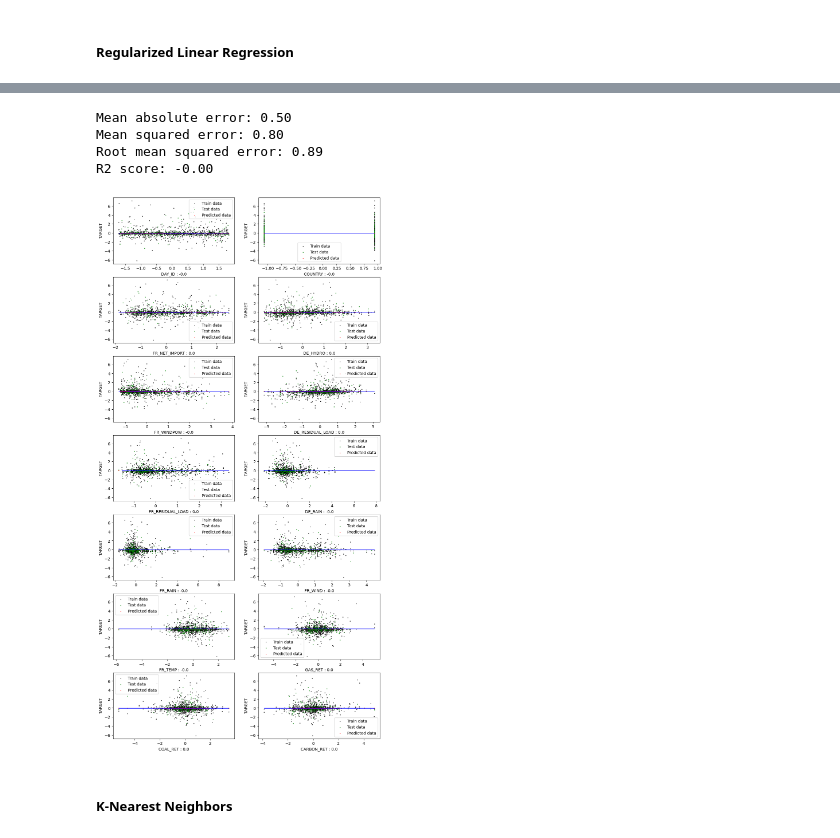
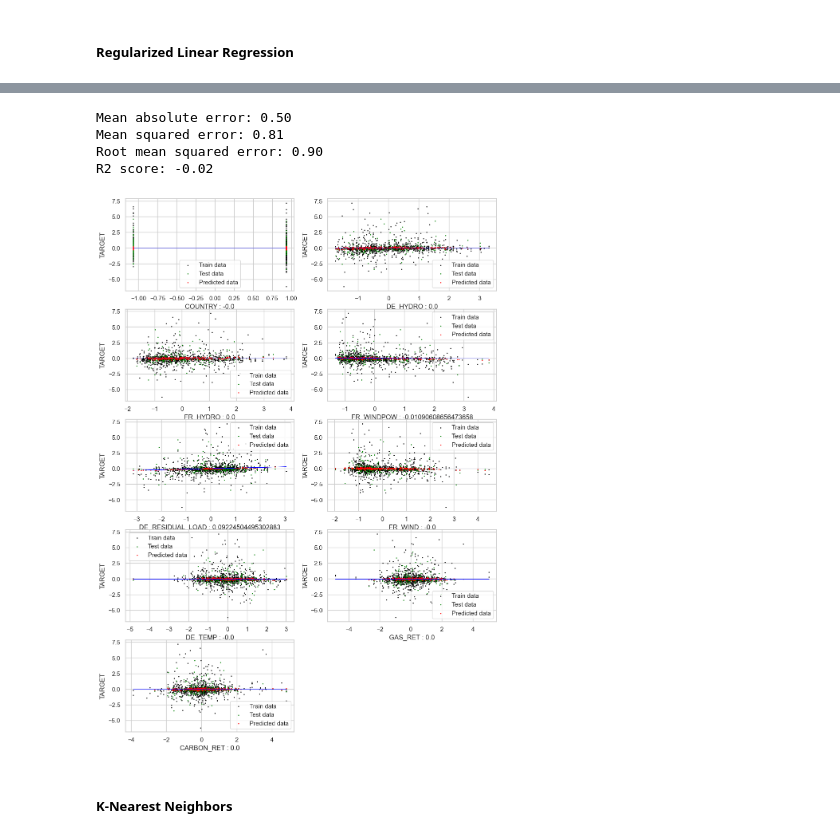
Before and after one commit to Blyzi/electricity-price-machine-learning, a Jupyter notebook: main.ipynb, the cells around one changed output, grey strips where cells are left out. Saved outputs shown, nothing was run; the diff lists cells and outputs as text; code cells hidden in the pictures.

```diff
--- a/main.ipynb
+++ b/main.ipynb
@@ -124,16 +154,3 @@ COAL_RET            1.000784
 CARBON_RET          1.000784
 TARGET              1.000784
 dtype: float64
-# %%
-#Plot repartition of the data
-
-plt.figure(figsize=(12,64))
-
-for i, j in enumerate(df.columns):
-    plt.subplot(18,2, i+1)
-    plt.hist(df[j], bins=20)
-    plt.xlabel(j)
-    plt.title('{} Distribution'.format(j))
-    plt.subplots_adjust(wspace=.2, hspace=.5)
-    plt.tight_layout()
-plt.show()
@@ -155,13 +194,13 @@ plt.show()
 # %%
 # Print each column correlation with each other
-treashold = 0.5
+treashold = 0.7
 variable_seen = []
 highest_correlation = []
 for i in df.columns:
     for j in df.columns:
         if (i, j) not in variable_seen:
             variable_seen += [(j, i)]
-            if i != j and df[i].corr(df[j]) > treashold or df[i].corr(df[j]) < -treashold :
+            if i != j and (df[i].corr(df[j]) > treashold or df[i].corr(df[j]) < -treashold) and i != 'TARGET' and j != 'TARGET':
                 print("{:>20} <---> {:<20} :  {}".format(i, j, df[i].corr(df[j])))
                 highest_correlation.append(i)
 # %% [output]
@@ -195,3 +237,16 @@ When french's solar energy is high, the german's solar energy is high too, most
 # Delete columns with high correlation
 
 df = df.drop(highest_correlation, axis=1)
+# %%
+# Keep 5 most correlated columns with target column and delete the others
+
+corr_target = abs(df.corr()['TARGET'])
+
+print(corr_target.sort_values(ascending=False))
+
+df = df.drop(corr_target.sort_values(ascending=False)[10:].index, axis=1)
+
+# Print the 5 most correlated columns with target column
+
+plt.figure(figsize=(24, 24))
+sns.heatmap(df.corr(), cmap='RdBu', annot=True, vmin=-1, vmax=1)
@@ -212,7 +287,7 @@ def plot_result(X, X_train, X_test, y_train, y_test, y_pred, **kwargs):
         plt.scatter(X_test[j], y_pred,  color='red', s=0.8, label="Predicted data")
 
         if(kwargs.get('reg') != None):
-            plt.plot(X_train[j], kwargs['reg'].coef_[i] * X_train[j] + kwargs['reg'].intercept_, color='blue', linewidth=1)
+            plt.plot(X_train[j], kwargs['reg'].coef_[i] * X_train[j] + kwargs['reg'].intercept_, color='blue', linewidth=.5)
 
             plt.xlabel(j + " : " + str(kwargs['reg'].coef_[i]))
         else:
@@ -275,19 +350,19 @@ R2 score: -0.06
 # %%
 # Lasso Regression
 
-lasso = Lasso(alpha=10)
+lasso = Lasso(alpha=0.1)
 lasso.fit(X_train, y_train)
 y_pred = lasso.predict(X_test)
 
 print_metrics(y_test, y_pred)
 
 plot_result(X, X_train, X_test, y_train, y_test, y_pred, reg=lasso)
 # %% [output]
 Mean absolute error: 0.50
-Mean squared error: 0.80
-Root mean squared error: 0.89
-R2 score: -0.00
+Mean squared error: 0.81
+Root mean squared error: 0.90
+R2 score: -0.02
-[figure, old version]
+[figure, new version]
 # %% [markdown]
 ##### K-Nearest Neighbors
 # %%
```
Also changed, not shown: parts of 17 cells of this notebook, 1 other file.
